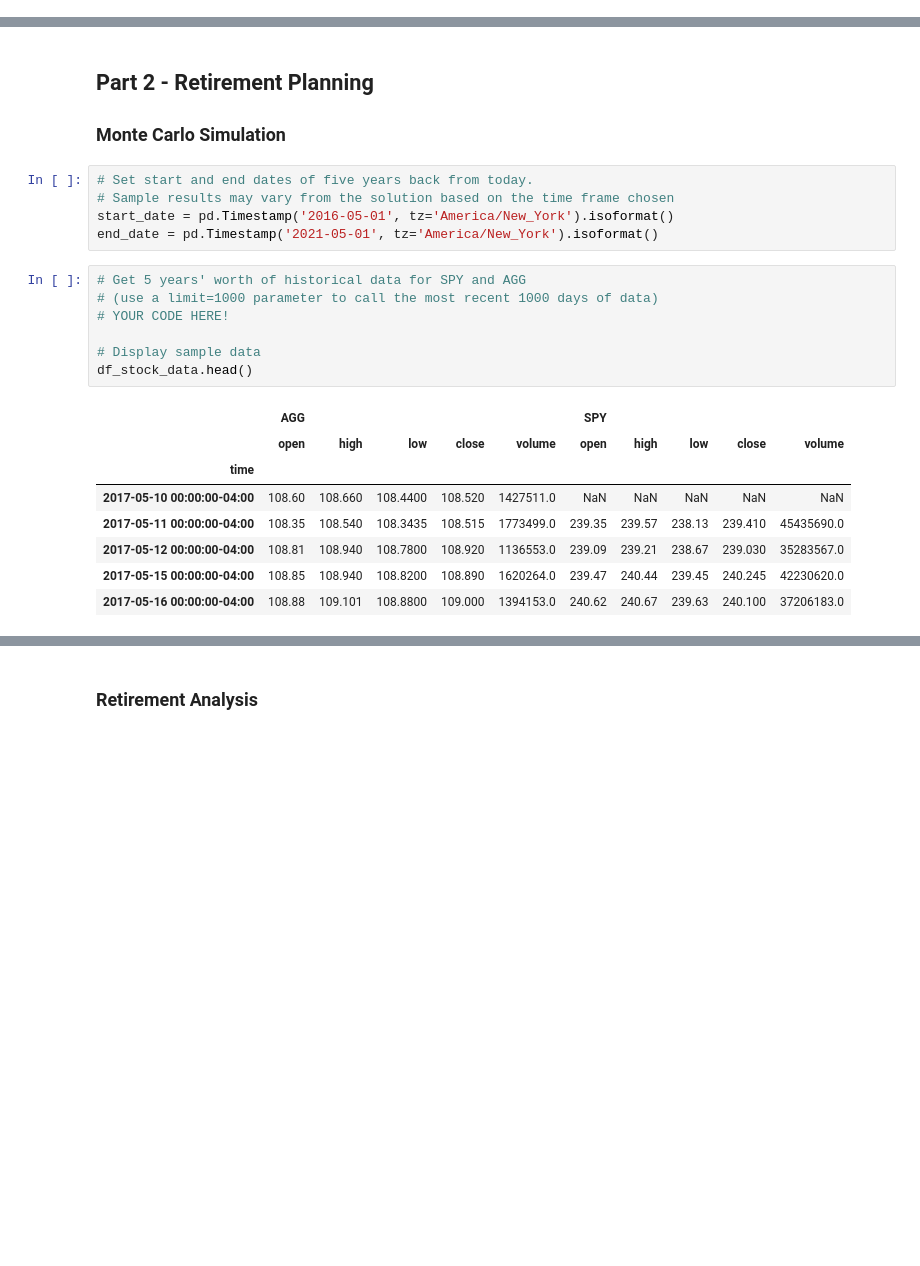
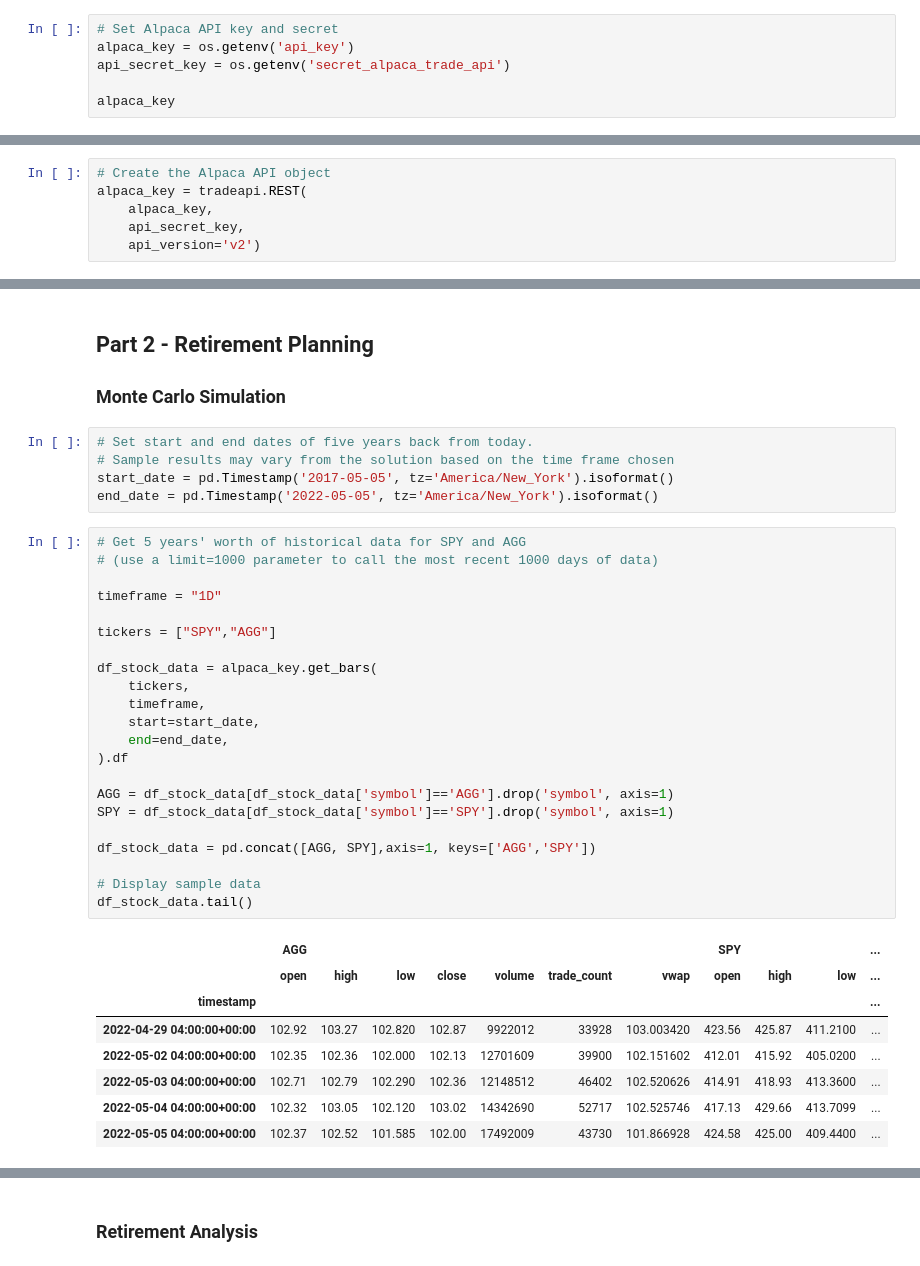
Before and after one commit to drhedri1/Financial_Planner, a Jupyter notebook: financial-planner.ipynb, the cells around one changed output, grey strips where cells are left out. Cells and saved outputs as stored; diff of their text form; blank space fills up the shorter version.

```diff
--- a/financial-planner.ipynb
+++ b/financial-planner.ipynb
@@ -56,0 +66,6 @@ my_spy = 50
+# %%
+# Set Alpaca API key and secret
+alpaca_key = os.getenv('api_key')
+api_secret_key = os.getenv('secret_alpaca_trade_api')
+
+alpaca_key
@@ -57,2 +74,8 @@ my_spy = 50
+# %%
+# Create the Alpaca API object
+alpaca_key = tradeapi.REST(
+    alpaca_key,
+    api_secret_key,
+    api_version='v2')
 # %%
 # Format current date as ISO format
@@ -141,21 +187,36 @@ Congratulations! You have enough money in your emergency fund.
 # %%
 # Set start and end dates of five years back from today.
 # Sample results may vary from the solution based on the time frame chosen
-start_date = pd.Timestamp('2016-05-01', tz='America/New_York').isoformat()
-end_date = pd.Timestamp('2021-05-01', tz='America/New_York').isoformat()
+start_date = pd.Timestamp('2017-05-05', tz='America/New_York').isoformat()
+end_date = pd.Timestamp('2022-05-05', tz='America/New_York').isoformat()
 # %%
 # Get 5 years' worth of historical data for SPY and AGG
 # (use a limit=1000 parameter to call the most recent 1000 days of data)
-# YOUR CODE HERE!
+
+timeframe = "1D"
+
+tickers = ["SPY","AGG"]
+
+df_stock_data = alpaca_key.get_bars(
+    tickers,
+    timeframe,
+    start=start_date,
+    end=end_date,
+).df
+
+AGG = df_stock_data[df_stock_data['symbol']=='AGG'].drop('symbol', axis=1)
+SPY = df_stock_data[df_stock_data['symbol']=='SPY'].drop('symbol', axis=1)
+
+df_stock_data = pd.concat([AGG, SPY],axis=1, keys=['AGG','SPY'])
 
 # Display sample data
-df_stock_data.head()
+df_stock_data.tail()
 # %% [output]
-|  | AGG |  |  |  |  | SPY |  |  |  |  |
-|  | open | high | low | close | volume | open | high | low | close | volume |
-| time |  |  |  |  |  |  |  |  |  |  |
-| 2017-05-10 00:00:00-04:00 | 108.60 | 108.660 | 108.4400 | 108.520 | 1427511.0 | NaN | NaN | NaN | NaN | NaN |
-| 2017-05-11 00:00:00-04:00 | 108.35 | 108.540 | 108.3435 | 108.515 | 1773499.0 | 239.35 | 239.57 | 238.13 | 239.410 | 45435690.0 |
-| 2017-05-12 00:00:00-04:00 | 108.81 | 108.940 | 108.7800 | 108.920 | 1136553.0 | 239.09 | 239.21 | 238.67 | 239.030 | 35283567.0 |
-| 2017-05-15 00:00:00-04:00 | 108.85 | 108.940 | 108.8200 | 108.890 | 1620264.0 | 239.47 | 240.44 | 239.45 | 240.245 | 42230620.0 |
-| 2017-05-16 00:00:00-04:00 | 108.88 | 109.101 | 108.8800 | 109.000 | 1394153.0 | 240.62 | 240.67 | 239.63 | 240.100 | 37206183.0 |
+|  | AGG |  |  |  |  |  |  | SPY |  |  | ... |
+|  | open | high | low | close | volume | trade_count | vwap | open | high | low | ... |
+| timestamp |  |  |  |  |  |  |  |  |  |  | ... |
+| 2022-04-29 04:00:00+00:00 | 102.92 | 103.27 | 102.820 | 102.87 | 9922012 | 33928 | 103.003420 | 423.56 | 425.87 | 411.2100 | ... |
+| 2022-05-02 04:00:00+00:00 | 102.35 | 102.36 | 102.000 | 102.13 | 12701609 | 39900 | 102.151602 | 412.01 | 415.92 | 405.0200 | ... |
+| 2022-05-03 04:00:00+00:00 | 102.71 | 102.79 | 102.290 | 102.36 | 12148512 | 46402 | 102.520626 | 414.91 | 418.93 | 413.3600 | ... |
+| 2022-05-04 04:00:00+00:00 | 102.32 | 103.05 | 102.120 | 103.02 | 14342690 | 52717 | 102.525746 | 417.13 | 429.66 | 413.7099 | ... |
+| 2022-05-05 04:00:00+00:00 | 102.37 | 102.52 | 101.585 | 102.00 | 17492009 | 43730 | 101.866928 | 424.58 | 425.00 | 409.4400 | ... |
```
Also changed, not shown: parts of 32 cells of this notebook, 3 other files.
